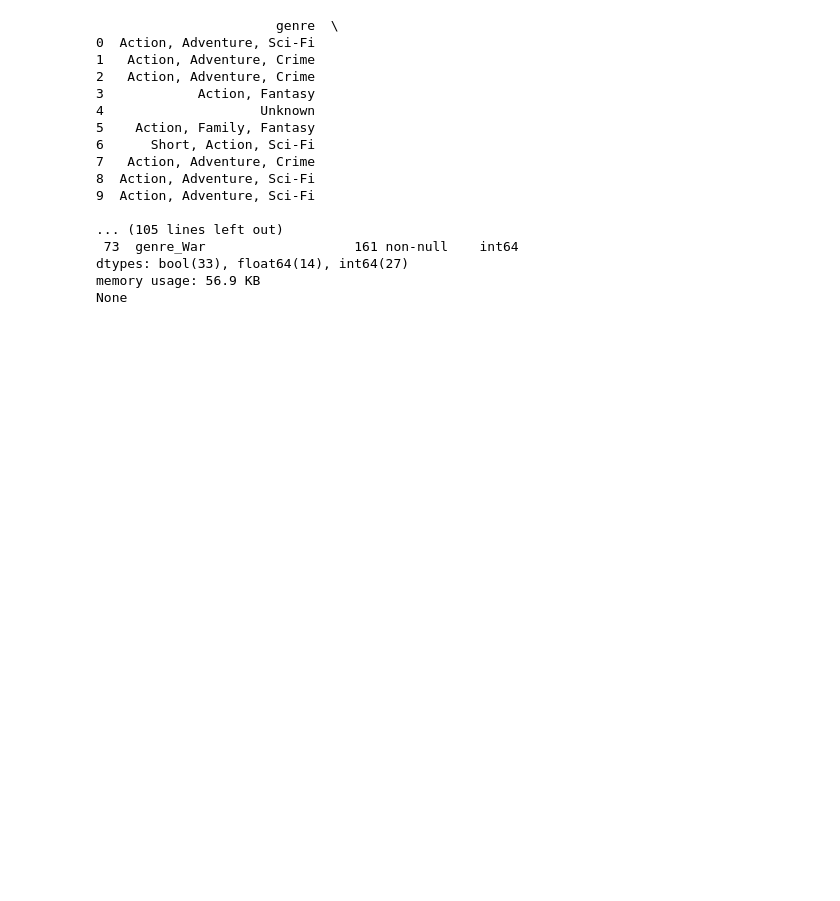
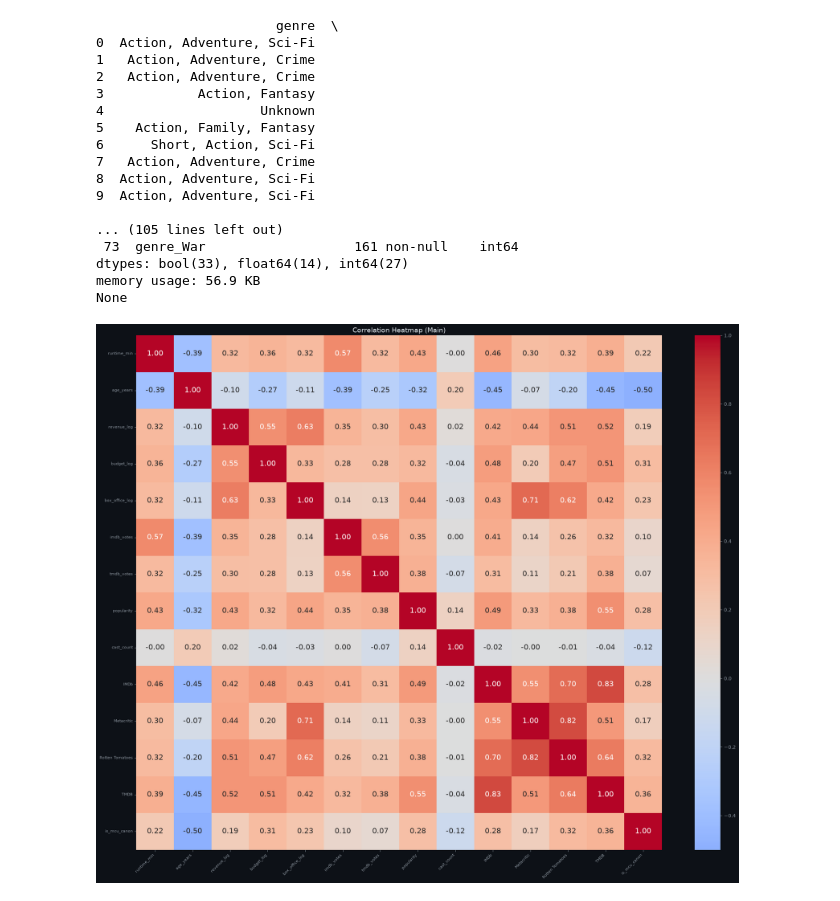
Before and after one commit to Chumus2/MCU-Canon-Classifier, a Jupyter notebook: machine-learning/notebooks/Feature_Engineering.ipynb, the cells around one changed output. Drawn from its saved outputs; the diff is of its cells as text; code cells hidden in the pictures; blank space fills up the shorter version.

Commit message:
Heatmap Correlation (notebook)

```diff
--- a/machine-learning/notebooks/Feature_Engineering.ipynb
+++ b/machine-learning/notebooks/Feature_Engineering.ipynb
@@ -235,3 +235,23 @@ print(df.info())
 dtypes: bool(33), float64(14), int64(27)
 memory usage: 56.9 KB
 None
+# %%
+corr_cols = [
+    "runtime_min", "age_years", "revenue_log", "budget_log", "box_office_log",
+    "imdb_votes", "tmdb_votes", "popularity", "cast_count",
+    "IMDb", "Metacritic", "Rotten Tomatoes", "TMDB", "is_mcu_canon"
+]
+
+plt.figure(figsize=(20, 16))
+
+sns.heatmap(
+    df[corr_cols].corr(), annot=True, cmap="coolwarm", center=0, annot_kws={"size": 15}, fmt=".2f"
+)
+
+plt.title("Correlation Heatmap (Main)")
+plt.xticks(rotation=45, ha="right", fontsize=8)
+plt.yticks(fontsize=8)
+plt.tight_layout()
+plt.show()
+# %% [output]
+[figure, added]
```
Also changed, not shown: parts of 2 cells of this notebook.
